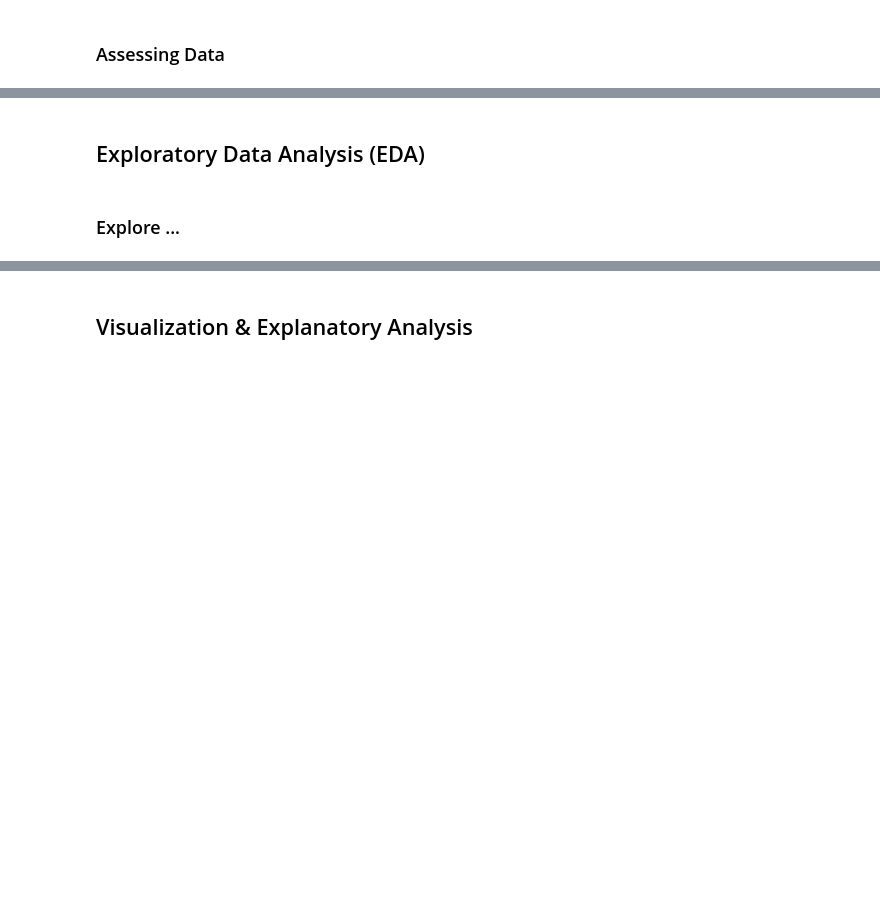
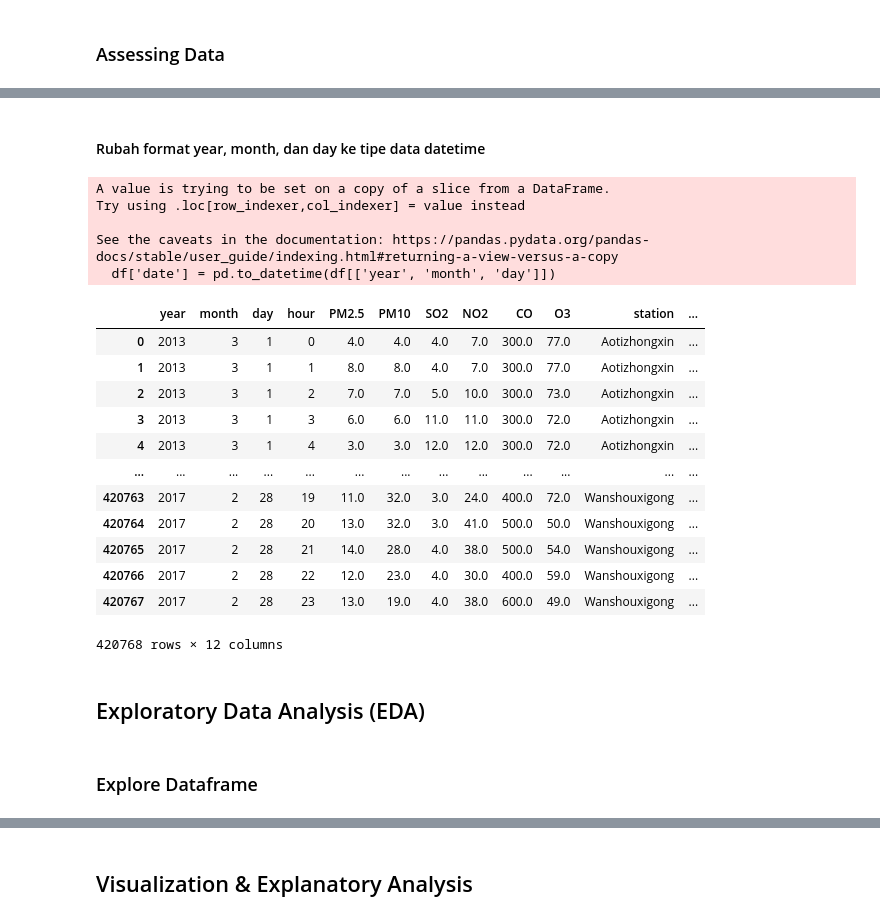
Before and after one commit to Vinzzztty/playground-data-analyst, a Jupyter notebook: Analisis Data/submission/notebook.ipynb, the cells around one changed output, grey strips where cells are left out. Cells and saved outputs as stored; diff of their text form; code cells hidden in the pictures; blank space fills up the shorter version.

```diff
--- a/Analisis Data/submission/notebook.ipynb
+++ b/Analisis Data/submission/notebook.ipynb
@@ -20,0 +288,3 @@
+# %%
+# Drop kolom No
+df.drop(['No'], axis=1, inplace=True)
@@ -21,4 +332,30 @@
+# %% [markdown]
+#### Rubah format year, month, dan day ke tipe data datetime
+# %%
+df['date'] = pd.to_datetime(df[['year', 'month', 'day']])
+# %% [output]
+A value is trying to be set on a copy of a slice from a DataFrame.
+Try using .loc[row_indexer,col_indexer] = value instead
+
+See the caveats in the documentation: https://pandas.pydata.org/pandas-docs/stable/user_guide/indexing.html#returning-a-view-versus-a-copy
+  df['date'] = pd.to_datetime(df[['year', 'month', 'day']])
+# %%
+df
+# %% [output]
+|  | year | month | day | hour | PM2.5 | PM10 | SO2 | NO2 | CO | O3 | station | ... |
+| 0 | 2013 | 3 | 1 | 0 | 4.0 | 4.0 | 4.0 | 7.0 | 300.0 | 77.0 | Aotizhongxin | ... |
+| 1 | 2013 | 3 | 1 | 1 | 8.0 | 8.0 | 4.0 | 7.0 | 300.0 | 77.0 | Aotizhongxin | ... |
+| 2 | 2013 | 3 | 1 | 2 | 7.0 | 7.0 | 5.0 | 10.0 | 300.0 | 73.0 | Aotizhongxin | ... |
+| 3 | 2013 | 3 | 1 | 3 | 6.0 | 6.0 | 11.0 | 11.0 | 300.0 | 72.0 | Aotizhongxin | ... |
+| 4 | 2013 | 3 | 1 | 4 | 3.0 | 3.0 | 12.0 | 12.0 | 300.0 | 72.0 | Aotizhongxin | ... |
+| ... | ... | ... | ... | ... | ... | ... | ... | ... | ... | ... | ... | ... |
+| 420763 | 2017 | 2 | 28 | 19 | 11.0 | 32.0 | 3.0 | 24.0 | 400.0 | 72.0 | Wanshouxigong | ... |
+| 420764 | 2017 | 2 | 28 | 20 | 13.0 | 32.0 | 3.0 | 41.0 | 500.0 | 50.0 | Wanshouxigong | ... |
+| 420765 | 2017 | 2 | 28 | 21 | 14.0 | 28.0 | 4.0 | 38.0 | 500.0 | 54.0 | Wanshouxigong | ... |
+| 420766 | 2017 | 2 | 28 | 22 | 12.0 | 23.0 | 4.0 | 30.0 | 400.0 | 59.0 | Wanshouxigong | ... |
+| 420767 | 2017 | 2 | 28 | 23 | 13.0 | 19.0 | 4.0 | 38.0 | 600.0 | 49.0 | Wanshouxigong | ... |
+420768 rows × 12 columns
 # %% [markdown]
 ## Exploratory Data Analysis (EDA)
 # %% [markdown]
-### Explore ...
+### Explore Dataframe
```
Also changed, not shown: parts of 45 cells of this notebook, 2 other files.
